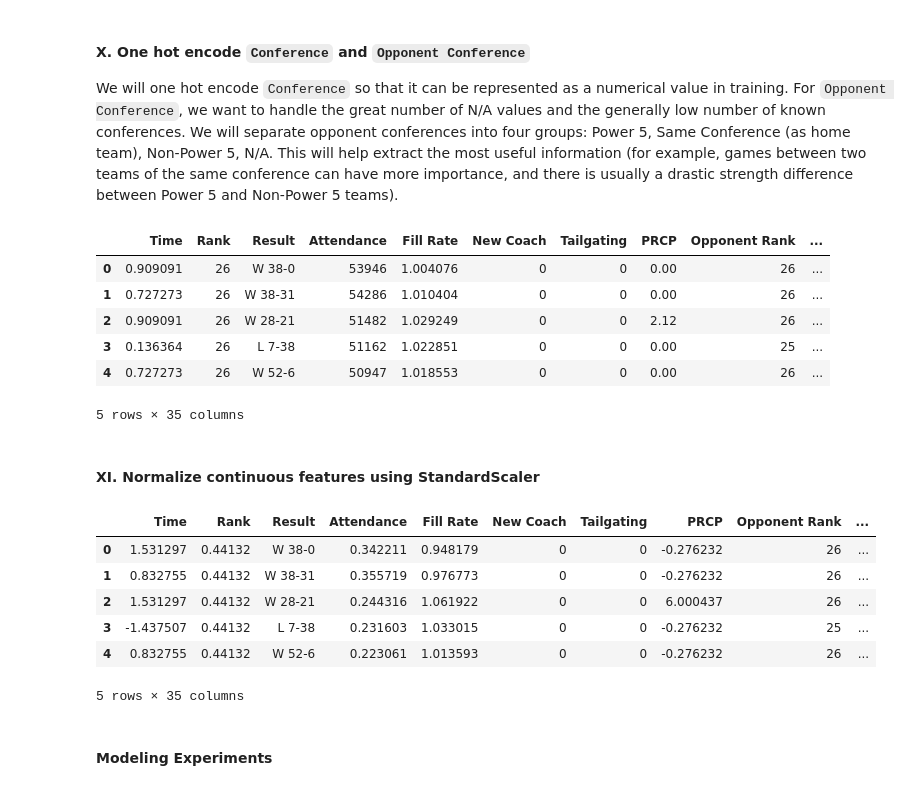
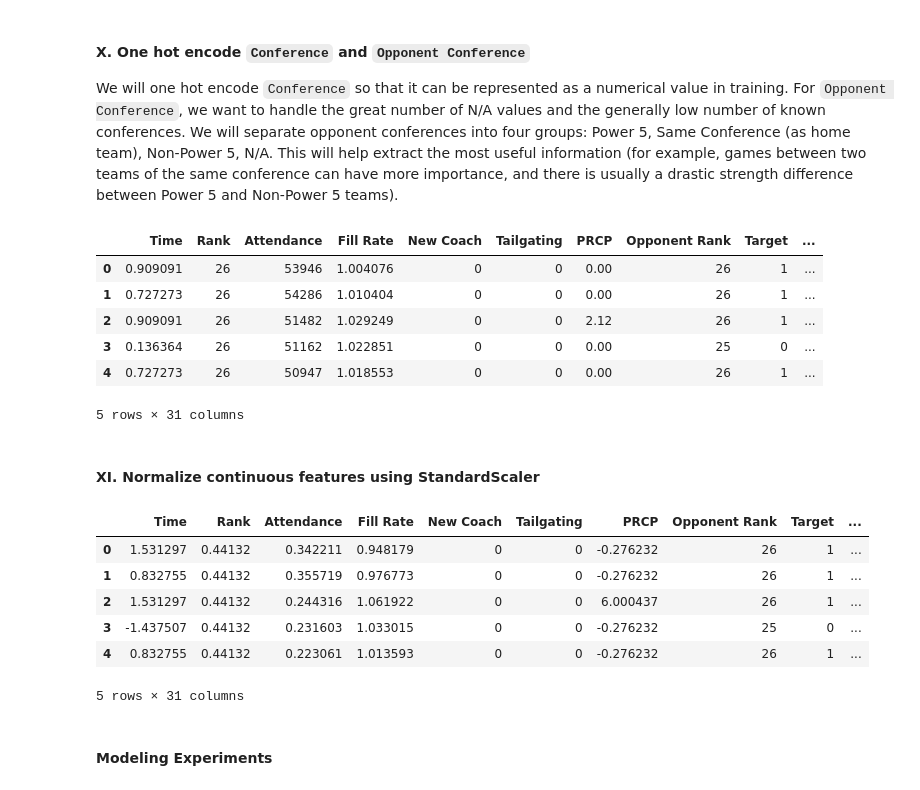
Before and after one commit to lancezhang04/CFBWinPrediction, a Jupyter notebook: main.ipynb, the cells around one changed output. Cells and saved outputs as stored; diff of their text form; code cells hidden in the pictures.

```diff
--- a/main.ipynb
+++ b/main.ipynb
@@ -111,6 +125,8 @@ df["Target"] = df["Result"].apply(extract_result)
 # Extract points scored and points allowed for later feature engineering
 df["Points Scored"] = df["Result"].apply(lambda s: int(s.split('-')[0].split()[1]))
 df["Points Allowed"] = df["Result"].apply(lambda s: int(s.split('-')[1].split()[0]))
+
+df = df.drop(columns=["Result"])
 # %% [markdown]
 #### III. Opponent names and conferences
 Here we process game data to clean opponent names and determine their conferences:
@@ -299,34 +313,34 @@ We will one hot encode `Conference` so that it can be represented as a numerical
 # %%
 power_5 = {'SEC', 'Big-10', 'Big-12', 'ACC', 'Pac-12'}
 
 def classify_conference(team_conf, opp_conf):
     if team_conf == opp_conf:
         return 'Same Conference'
     elif opp_conf in power_5:
         return 'Power 5'
     elif opp_conf is None:
         return 'N/A'
     else:
         return 'Non-Power 5'
 
 df['Opponent Conference Category'] = df.apply(
     lambda row: classify_conference(row['Conference'], row['Opponent Conference']),
     axis=1
 )
 
 home_one_hot = pd.get_dummies(df['Conference'], prefix='Home Conference').astype(int)
 opponent_one_hot = pd.get_dummies(df['Opponent Conference Category'], prefix='Opponent Conference').astype(int)
 df = pd.concat([df, home_one_hot, opponent_one_hot], axis=1)
-
+df = df.drop(columns=["Conference", "Opponent Conference", "Opponent Conference Category"])
 df.head()
 # %% [output]
-|  | Time | Rank | Result | Attendance | Fill Rate | New Coach | Tailgating | PRCP | Opponent Rank | ... |
-| 0 | 0.909091 | 26 | W 38-0 | 53946 | 1.004076 | 0 | 0 | 0.00 | 26 | ... |
-| 1 | 0.727273 | 26 | W 38-31 | 54286 | 1.010404 | 0 | 0 | 0.00 | 26 | ... |
-| 2 | 0.909091 | 26 | W 28-21 | 51482 | 1.029249 | 0 | 0 | 2.12 | 26 | ... |
-| 3 | 0.136364 | 26 | L 7-38 | 51162 | 1.022851 | 0 | 0 | 0.00 | 25 | ... |
-| 4 | 0.727273 | 26 | W 52-6 | 50947 | 1.018553 | 0 | 0 | 0.00 | 26 | ... |
+|  | Time | Rank | Attendance | Fill Rate | New Coach | Tailgating | PRCP | Opponent Rank | Target | ... |
+| 0 | 0.909091 | 26 | 53946 | 1.004076 | 0 | 0 | 0.00 | 26 | 1 | ... |
+| 1 | 0.727273 | 26 | 54286 | 1.010404 | 0 | 0 | 0.00 | 26 | 1 | ... |
+| 2 | 0.909091 | 26 | 51482 | 1.029249 | 0 | 0 | 2.12 | 26 | 1 | ... |
+| 3 | 0.136364 | 26 | 51162 | 1.022851 | 0 | 0 | 0.00 | 25 | 0 | ... |
+| 4 | 0.727273 | 26 | 50947 | 1.018553 | 0 | 0 | 0.00 | 26 | 1 | ... |
-5 rows × 35 columns
+5 rows × 31 columns
 # %% [markdown]
 #### XI. Normalize continuous features using StandardScaler
 # %%
@@ -337,13 +351,13 @@ continuous_features = [
 df[continuous_features] = scaler.fit_transform(df[continuous_features])
 df.head()
 # %% [output]
-|  | Time | Rank | Result | Attendance | Fill Rate | New Coach | Tailgating | PRCP | Opponent Rank | ... |
-| 0 | 1.531297 | 0.44132 | W 38-0 | 0.342211 | 0.948179 | 0 | 0 | -0.276232 | 26 | ... |
-| 1 | 0.832755 | 0.44132 | W 38-31 | 0.355719 | 0.976773 | 0 | 0 | -0.276232 | 26 | ... |
-| 2 | 1.531297 | 0.44132 | W 28-21 | 0.244316 | 1.061922 | 0 | 0 | 6.000437 | 26 | ... |
-| 3 | -1.437507 | 0.44132 | L 7-38 | 0.231603 | 1.033015 | 0 | 0 | -0.276232 | 25 | ... |
-| 4 | 0.832755 | 0.44132 | W 52-6 | 0.223061 | 1.013593 | 0 | 0 | -0.276232 | 26 | ... |
+|  | Time | Rank | Attendance | Fill Rate | New Coach | Tailgating | PRCP | Opponent Rank | Target | ... |
+| 0 | 1.531297 | 0.44132 | 0.342211 | 0.948179 | 0 | 0 | -0.276232 | 26 | 1 | ... |
+| 1 | 0.832755 | 0.44132 | 0.355719 | 0.976773 | 0 | 0 | -0.276232 | 26 | 1 | ... |
+| 2 | 1.531297 | 0.44132 | 0.244316 | 1.061922 | 0 | 0 | 6.000437 | 26 | 1 | ... |
+| 3 | -1.437507 | 0.44132 | 0.231603 | 1.033015 | 0 | 0 | -0.276232 | 25 | 0 | ... |
+| 4 | 0.832755 | 0.44132 | 0.223061 | 1.013593 | 0 | 0 | -0.276232 | 26 | 1 | ... |
-5 rows × 35 columns
+5 rows × 31 columns
 # %% [markdown]
 #### Modeling Experiments
 # %%
```
Also changed, not shown: parts of 22 cells of this notebook.
